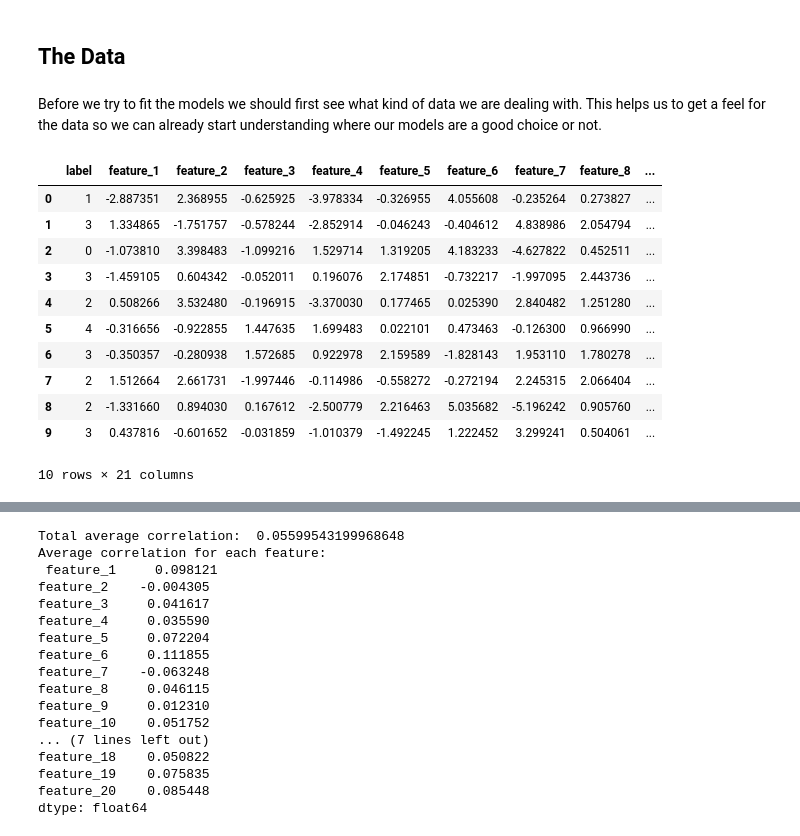
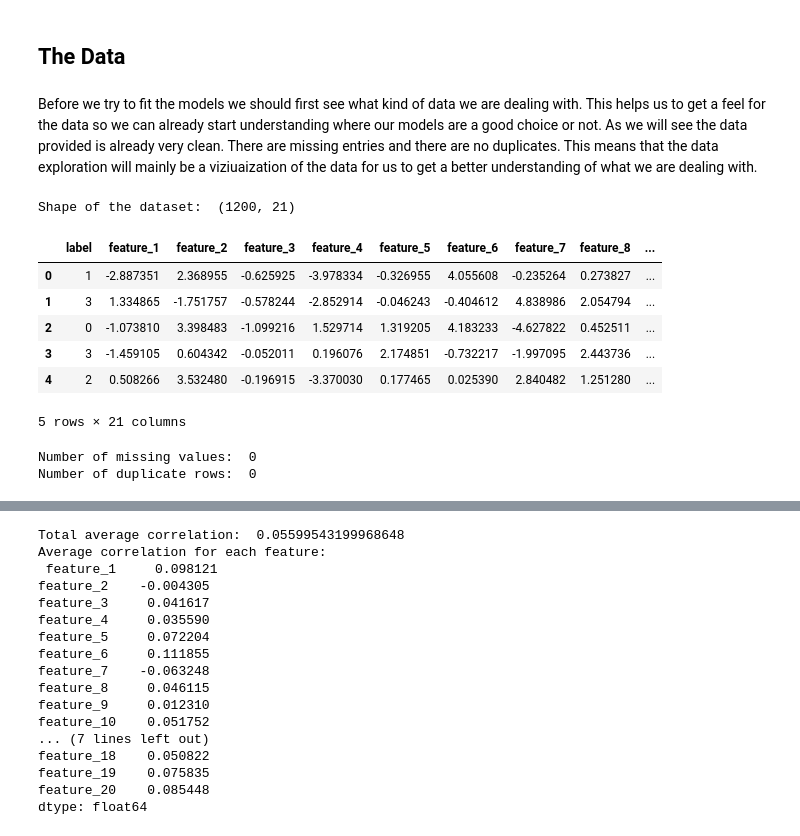
Before and after one commit to MattiaBarbiere/ML-project, a Jupyter notebook: project.ipynb, the cells around one changed output, grey strips where cells are left out. Saved outputs shown, nothing was run; the diff lists cells and outputs as text; code cells hidden in the pictures.

```diff
--- a/project.ipynb
+++ b/project.ipynb
@@ -14,23 +15,27 @@ import seaborn as sns
 # %% [markdown]
 ## The Data
 # %% [markdown]
-Before we try to fit the models we should first see what kind of data we are dealing with. This helps us to get a feel for the data so we can already start understanding where our models are a good choice or not.
+Before we try to fit the models we should first see what kind of data we are dealing with. This helps us to get a feel for the data so we can already start understanding where our models are a good choice or not. As we will see the data provided is already very clean. There are missing entries and there are no duplicates. This means that the data exploration will mainly be a viziuaization of the data for us to get a better understanding of what we are dealing with.
 # %%
 df = pd.read_csv("mldata_0003151393.csv", index_col=0)
 X = df[df.columns[1:]]
 y = df['label']
-# %%
-df.head(10)
-# %% [output]
-|  | label | feature_1 | feature_2 | feature_3 | feature_4 | feature_5 | feature_6 | feature_7 | feature_8 | ... |
-| 0 | 1 | -2.887351 | 2.368955 | -0.625925 | -3.978334 | -0.326955 | 4.055608 | -0.235264 | 0.273827 | ... |
-| 1 | 3 | 1.334865 | -1.751757 | -0.578244 | -2.852914 | -0.046243 | -0.404612 | 4.838986 | 2.054794 | ... |
-| 2 | 0 | -1.073810 | 3.398483 | -1.099216 | 1.529714 | 1.319205 | 4.183233 | -4.627822 | 0.452511 | ... |
-| 3 | 3 | -1.459105 | 0.604342 | -0.052011 | 0.196076 | 2.174851 | -0.732217 | -1.997095 | 2.443736 | ... |
-| 4 | 2 | 0.508266 | 3.532480 | -0.196915 | -3.370030 | 0.177465 | 0.025390 | 2.840482 | 1.251280 | ... |
-| 5 | 4 | -0.316656 | -0.922855 | 1.447635 | 1.699483 | 0.022101 | 0.473463 | -0.126300 | 0.966990 | ... |
-| 6 | 3 | -0.350357 | -0.280938 | 1.572685 | 0.922978 | 2.159589 | -1.828143 | 1.953110 | 1.780278 | ... |
-| 7 | 2 | 1.512664 | 2.661731 | -1.997446 | -0.114986 | -0.558272 | -0.272194 | 2.245315 | 2.066404 | ... |
-| 8 | 2 | -1.331660 | 0.894030 | 0.167612 | -2.500779 | 2.216463 | 5.035682 | -5.196242 | 0.905760 | ... |
-| 9 | 3 | 0.437816 | -0.601652 | -0.031859 | -1.010379 | -1.492245 | 1.222452 | 3.299241 | 0.504061 | ... |
-10 rows × 21 columns
+# %%
+print("Shape of the dataset: ", df.shape)
+df.head(5)
+# %% [output]
+Shape of the dataset:  (1200, 21)
+|  | label | feature_1 | feature_2 | feature_3 | feature_4 | feature_5 | feature_6 | feature_7 | feature_8 | ... |
+| 0 | 1 | -2.887351 | 2.368955 | -0.625925 | -3.978334 | -0.326955 | 4.055608 | -0.235264 | 0.273827 | ... |
+| 1 | 3 | 1.334865 | -1.751757 | -0.578244 | -2.852914 | -0.046243 | -0.404612 | 4.838986 | 2.054794 | ... |
+| 2 | 0 | -1.073810 | 3.398483 | -1.099216 | 1.529714 | 1.319205 | 4.183233 | -4.627822 | 0.452511 | ... |
+| 3 | 3 | -1.459105 | 0.604342 | -0.052011 | 0.196076 | 2.174851 | -0.732217 | -1.997095 | 2.443736 | ... |
+| 4 | 2 | 0.508266 | 3.532480 | -0.196915 | -3.370030 | 0.177465 | 0.025390 | 2.840482 | 1.251280 | ... |
+5 rows × 21 columns
+# %%
+#Duplicate rows and missing values
+print("Number of missing values: ", df.isna().stack().sum())
+print("Number of duplicate rows: ", df[df.duplicated(keep=False)].shape[0])
+# %% [output]
+Number of missing values:  0
+Number of duplicate rows:  0
```
Also changed, not shown: parts of 28 cells of this notebook, 1 other file.
